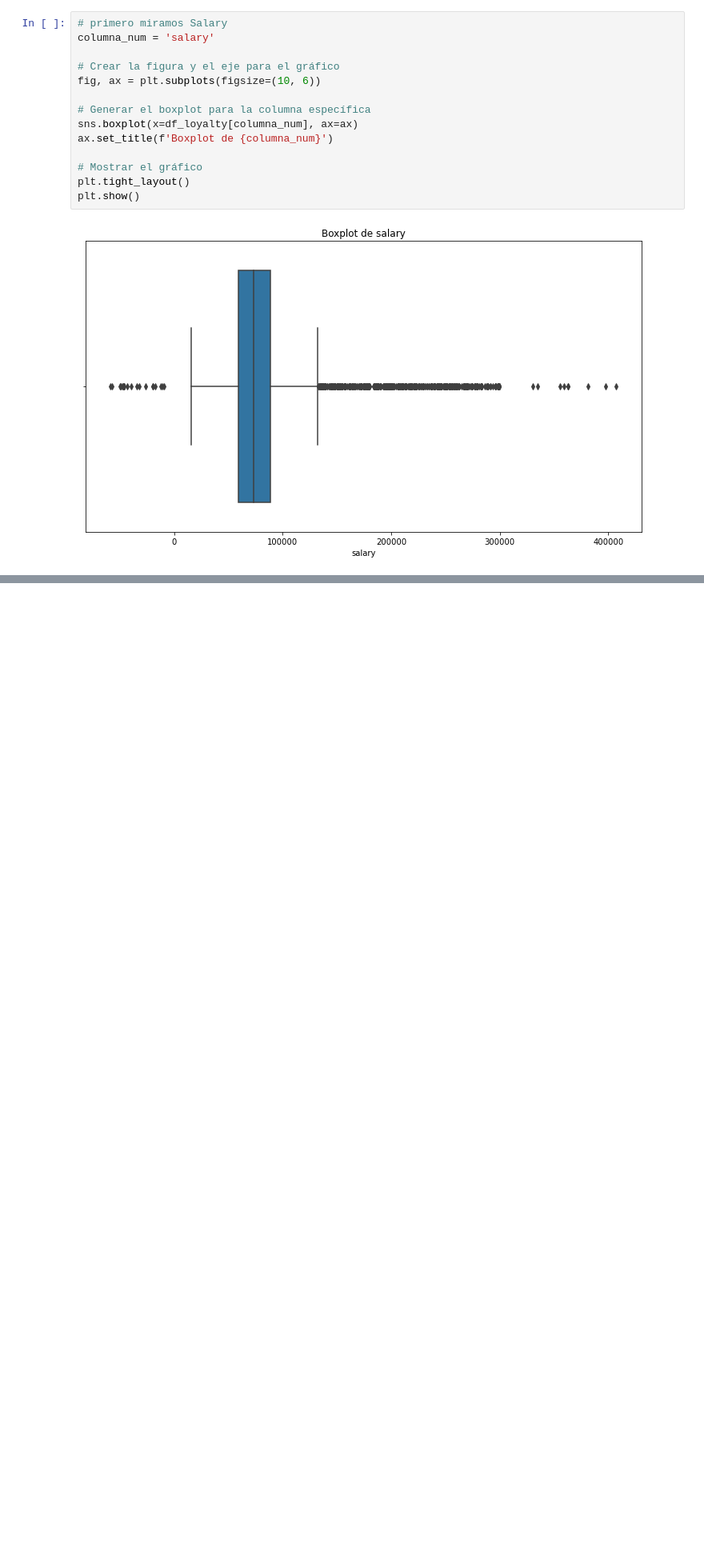
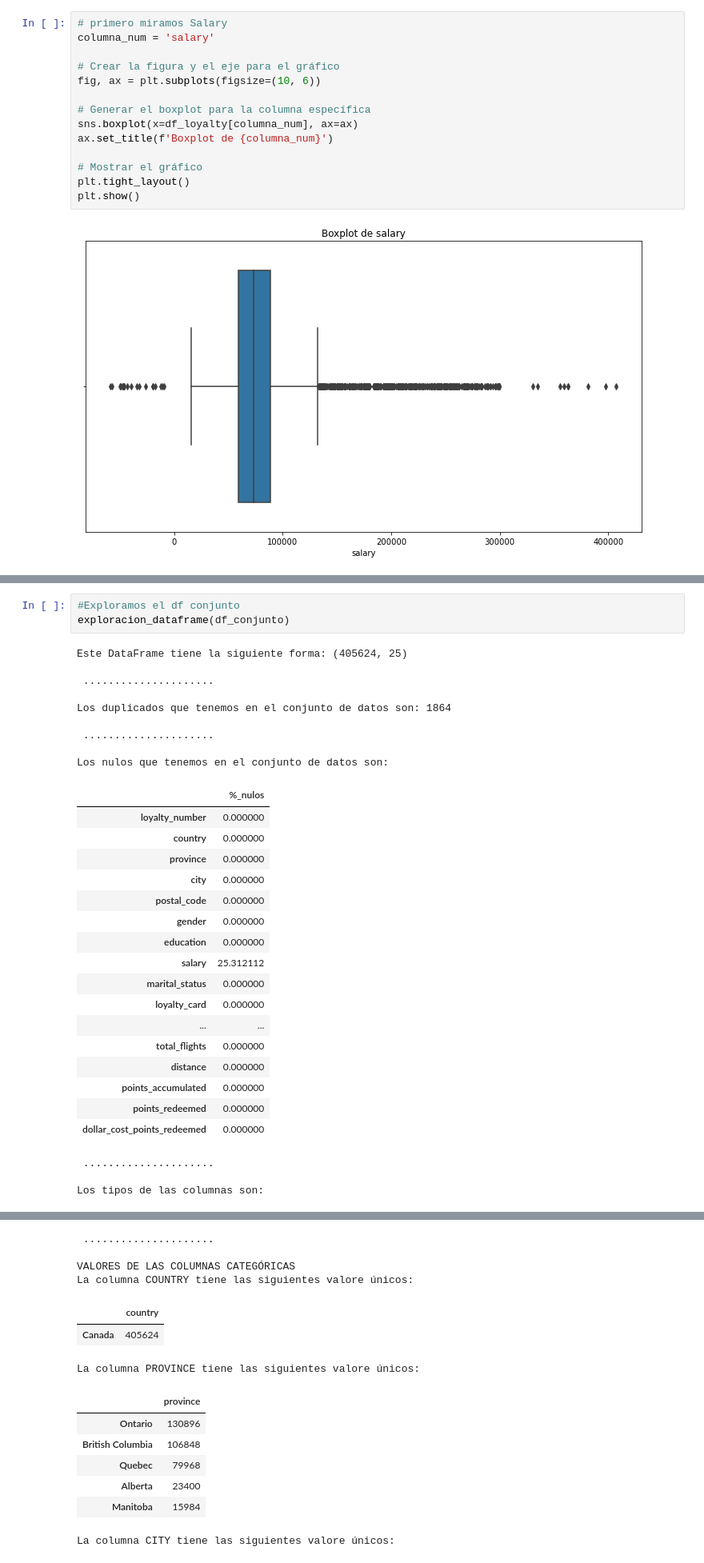
Before and after one commit to Adalab/bda-modulo-3-evaluacion-final-ValeFischer, a Jupyter notebook: Evaluacion_M3_ValeFischer-1.ipynb, the cells around one changed output, grey strips where cells are left out. Shown at 80% size. Cells and saved outputs as stored; diff of their text form; blank space fills up the shorter version.

Commit message:
He unido los 2 csv, tratado nulos y duplicados. El DF final está limpio y listo para el análisis

```diff
--- a/Evaluacion_M3_ValeFischer-1.ipynb
+++ b/Evaluacion_M3_ValeFischer-1.ipynb
@@ -400,0 +437,33 @@ plt.show()
+# %%
+#Exploramos el df conjunto
+exploracion_dataframe(df_conjunto)
+# %% [output]
+Este DataFrame tiene la siguiente forma: (405624, 25)
+
+ .....................
+
+Los duplicados que tenemos en el conjunto de datos son: 1864
+
+ .....................
+
+Los nulos que tenemos en el conjunto de datos son:
+|  | %_nulos |
+| loyalty_number | 0.000000 |
+| country | 0.000000 |
+| province | 0.000000 |
+| city | 0.000000 |
+| postal_code | 0.000000 |
+| gender | 0.000000 |
+| education | 0.000000 |
+| salary | 25.312112 |
+| marital_status | 0.000000 |
+| loyalty_card | 0.000000 |
+| ... | ... |
+| total_flights | 0.000000 |
+| distance | 0.000000 |
+| points_accumulated | 0.000000 |
+| points_redeemed | 0.000000 |
+| dollar_cost_points_redeemed | 0.000000 |
+ .....................
+
+Los tipos de las columnas son:
@@ -400,0 +487,14 @@ plt.show()
+ .....................
+
+VALORES DE LAS COLUMNAS CATEGÓRICAS
+La columna COUNTRY tiene las siguientes valore únicos:
+|  | country |
+| Canada | 405624 |
+La columna PROVINCE tiene las siguientes valore únicos:
+|  | province |
+| Ontario | 130896 |
+| British Columbia | 106848 |
+| Quebec | 79968 |
+| Alberta | 23400 |
+| Manitoba | 15984 |
+La columna CITY tiene las siguientes valore únicos:
```
Also changed, not shown: parts of 17 cells of this notebook.
